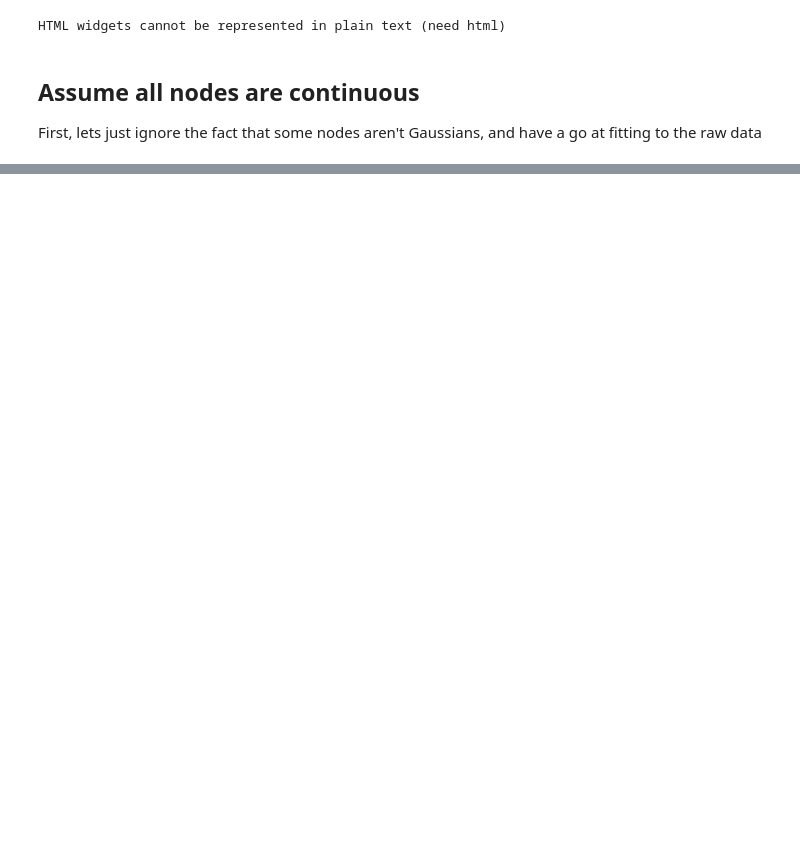
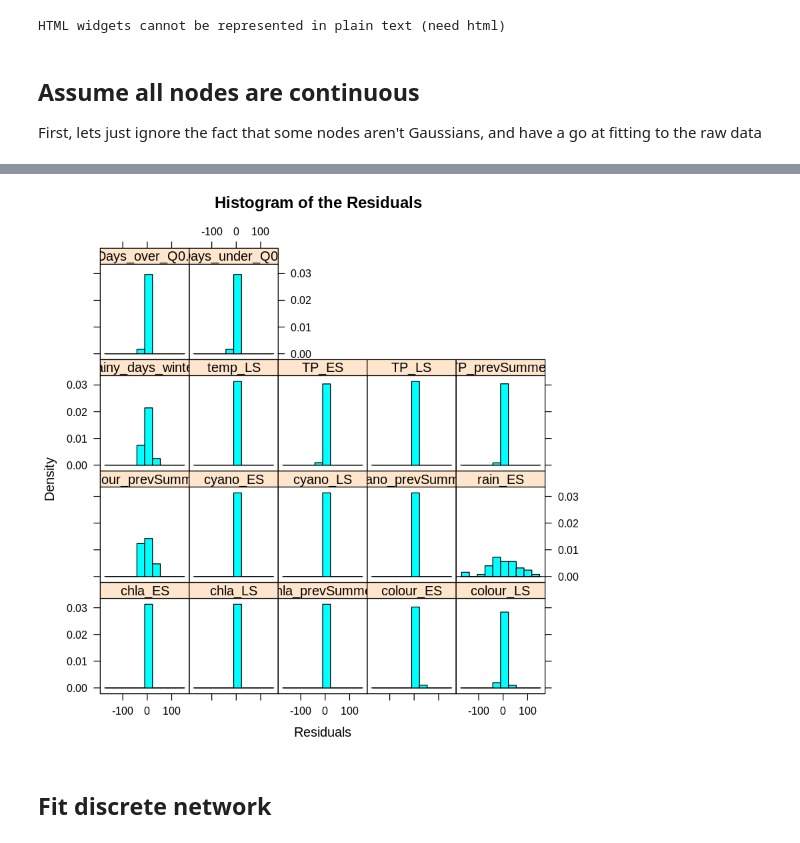
Before and after one commit to icra/WATExR, a Jupyter notebook: Norway_Morsa/Model_Development/Notebooks/07_BN_WATExR_R.ipynb, the cells around one changed output, grey strips where cells are left out. Saved outputs shown, nothing was run; the diff lists cells and outputs as text; code cells hidden in the pictures; blank space fills up the shorter version.

```diff
--- a/Norway_Morsa/Model_Development/Notebooks/07_BN_WATExR_R.ipynb
+++ b/Norway_Morsa/Model_Development/Notebooks/07_BN_WATExR_R.ipynb
@@ -164,0 +221,6 @@ Loading required namespace: lattice
+# %%
+bn.fit.histogram(fit_cont, density=TRUE)
+# %% [output]
+[figure, added]
+# %% [markdown]
+## Fit discrete network
```
Also changed, not shown: parts of 16 cells of this notebook, 2 other files.
